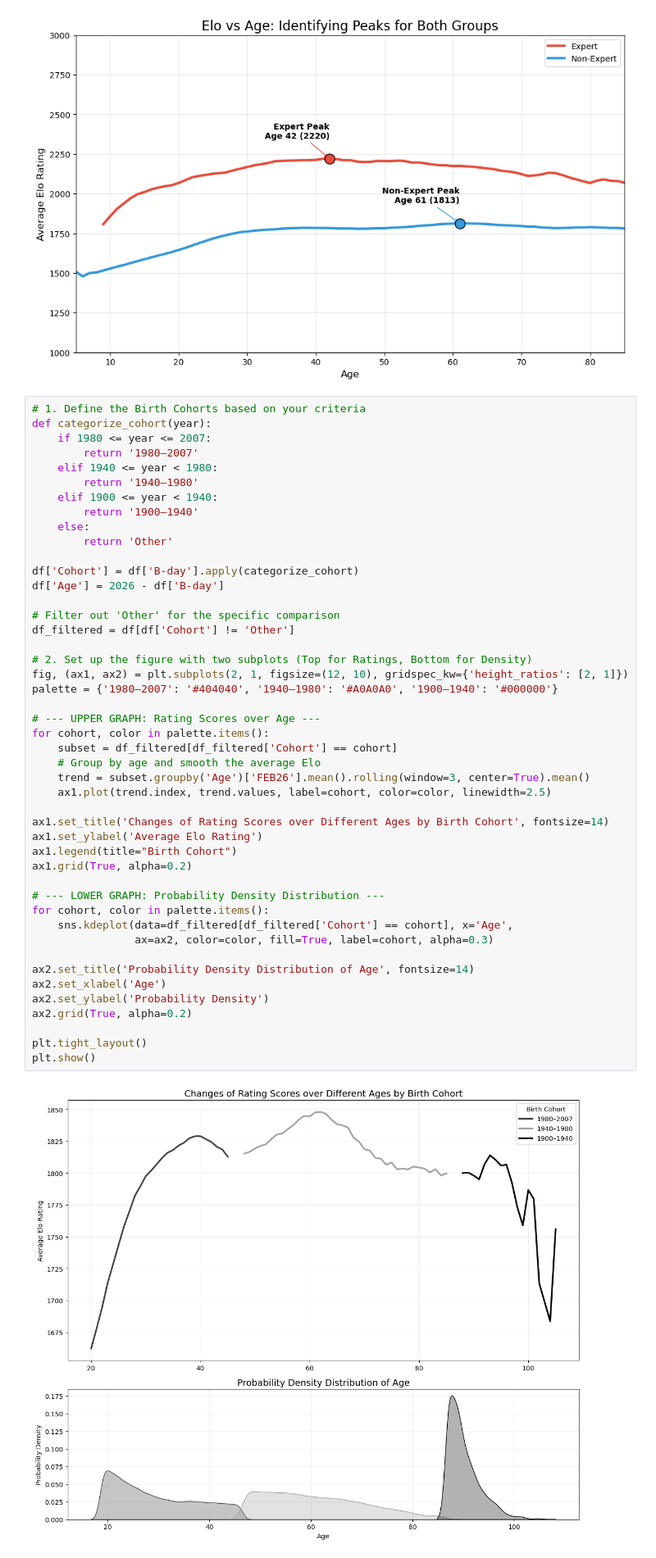
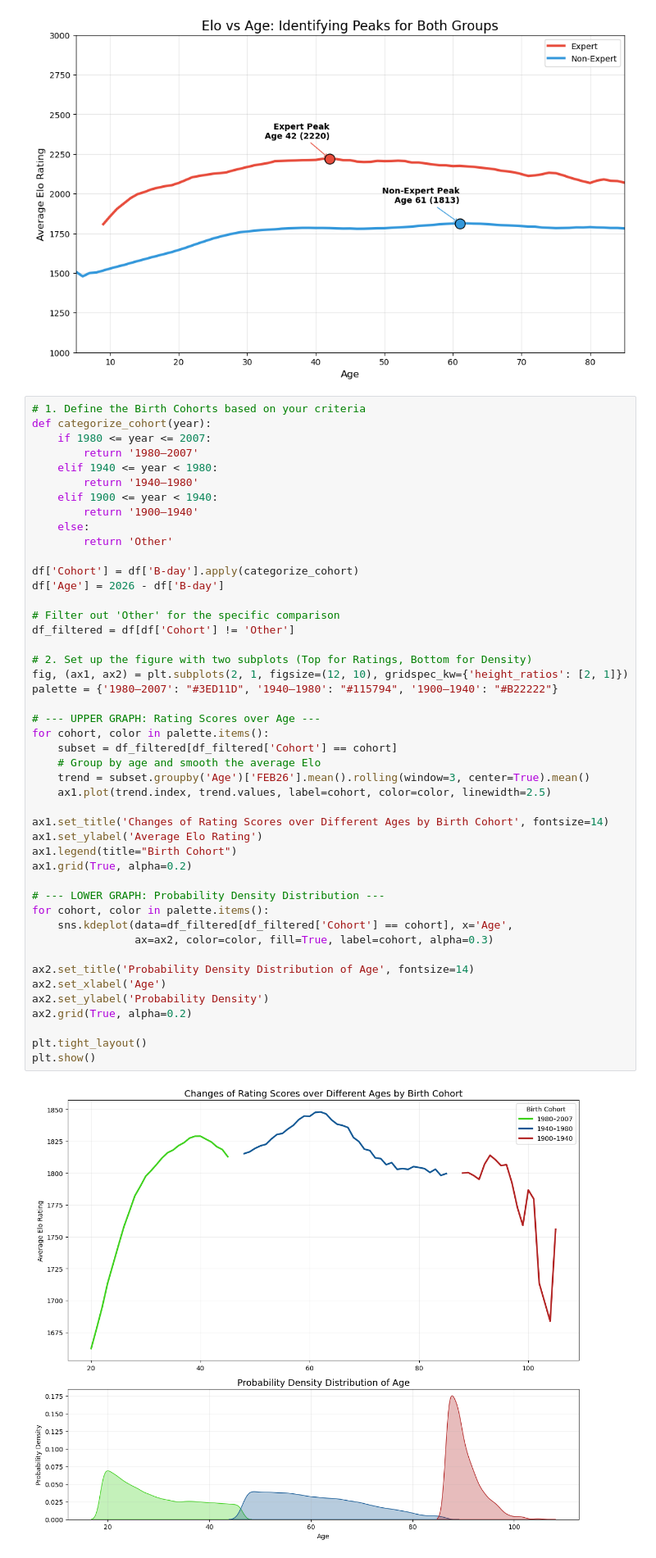
Before and after one commit to SalmaAllam8/chess-players-performance-analysis-, a Jupyter notebook: FIDE blitz.ipynb, the cells around one changed output. Shown at 82% size. Cells and saved outputs as stored; diff of their text form.

```diff
--- a/FIDE blitz.ipynb
+++ b/FIDE blitz.ipynb
@@ -99,32 +99,32 @@ df['Age'] = 2026 - df['B-day']
 df_filtered = df[df['Cohort'] != 'Other']
 
 # 2. Set up the figure with two subplots (Top for Ratings, Bottom for Density)
 fig, (ax1, ax2) = plt.subplots(2, 1, figsize=(12, 10), gridspec_kw={'height_ratios': [2, 1]})
-palette = {'1980–2007': '#404040', '1940–1980': '#A0A0A0', '1900–1940': '#000000'}
+palette = {'1980–2007': "#3ED11D", '1940–1980': "#115794", '1900–1940': "#B22222"}
 
 # --- UPPER GRAPH: Rating Scores over Age ---
 for cohort, color in palette.items():
     subset = df_filtered[df_filtered['Cohort'] == cohort]
     # Group by age and smooth the average Elo
     trend = subset.groupby('Age')['FEB26'].mean().rolling(window=3, center=True).mean()
     ax1.plot(trend.index, trend.values, label=cohort, color=color, linewidth=2.5)
 
 ax1.set_title('Changes of Rating Scores over Different Ages by Birth Cohort', fontsize=14)
 ax1.set_ylabel('Average Elo Rating')
 ax1.legend(title="Birth Cohort")
 ax1.grid(True, alpha=0.2)
 
 # --- LOWER GRAPH: Probability Density Distribution ---
 for cohort, color in palette.items():
     sns.kdeplot(data=df_filtered[df_filtered['Cohort'] == cohort], x='Age',
                 ax=ax2, color=color, fill=True, label=cohort, alpha=0.3)
 
 ax2.set_title('Probability Density Distribution of Age', fontsize=14)
 ax2.set_xlabel('Age')
 ax2.set_ylabel('Probability Density')
 ax2.grid(True, alpha=0.2)
 
 plt.tight_layout()
 plt.show()
 # %% [output]
-[figure, old version]
+[figure, new version]
```
